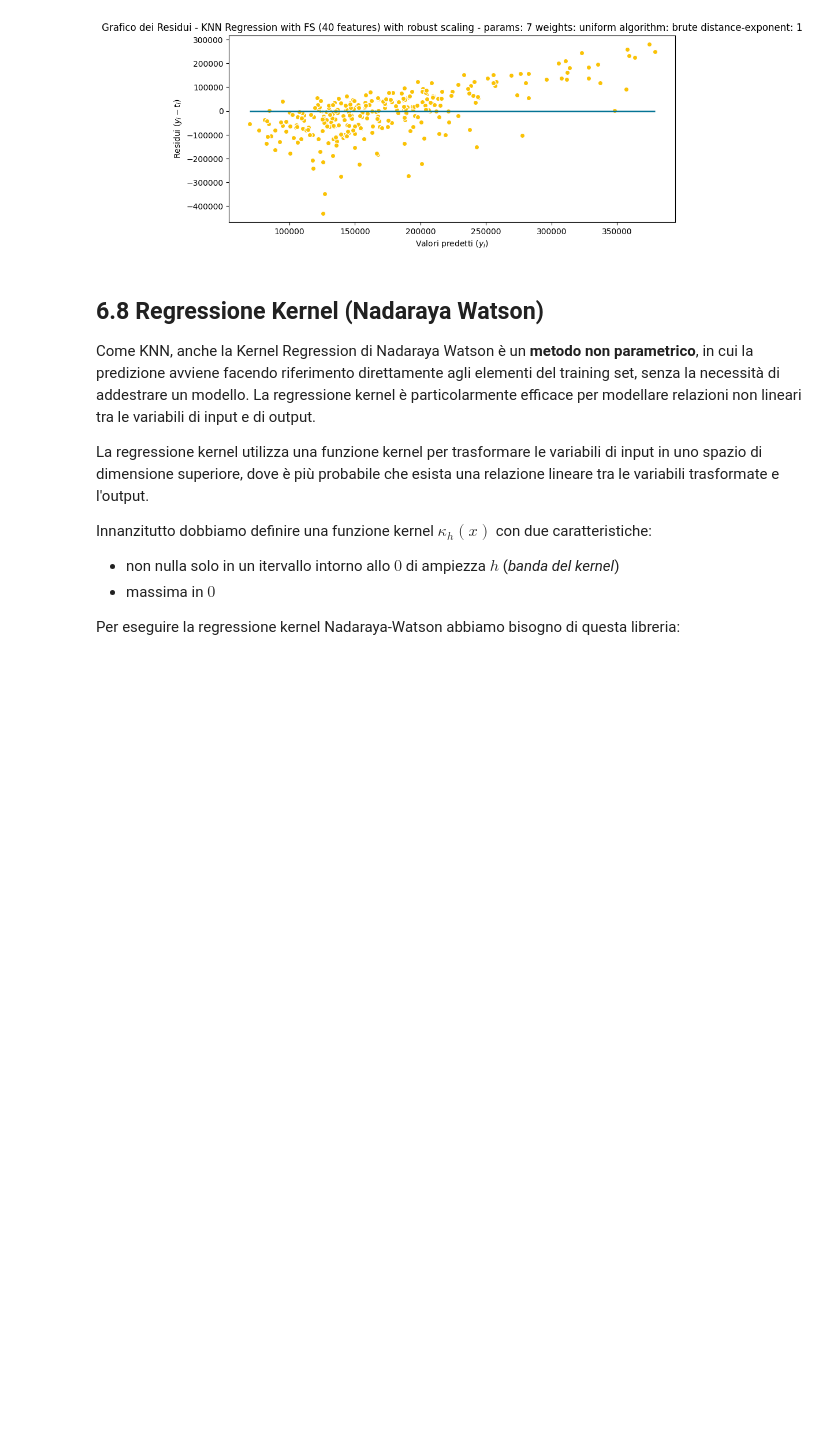
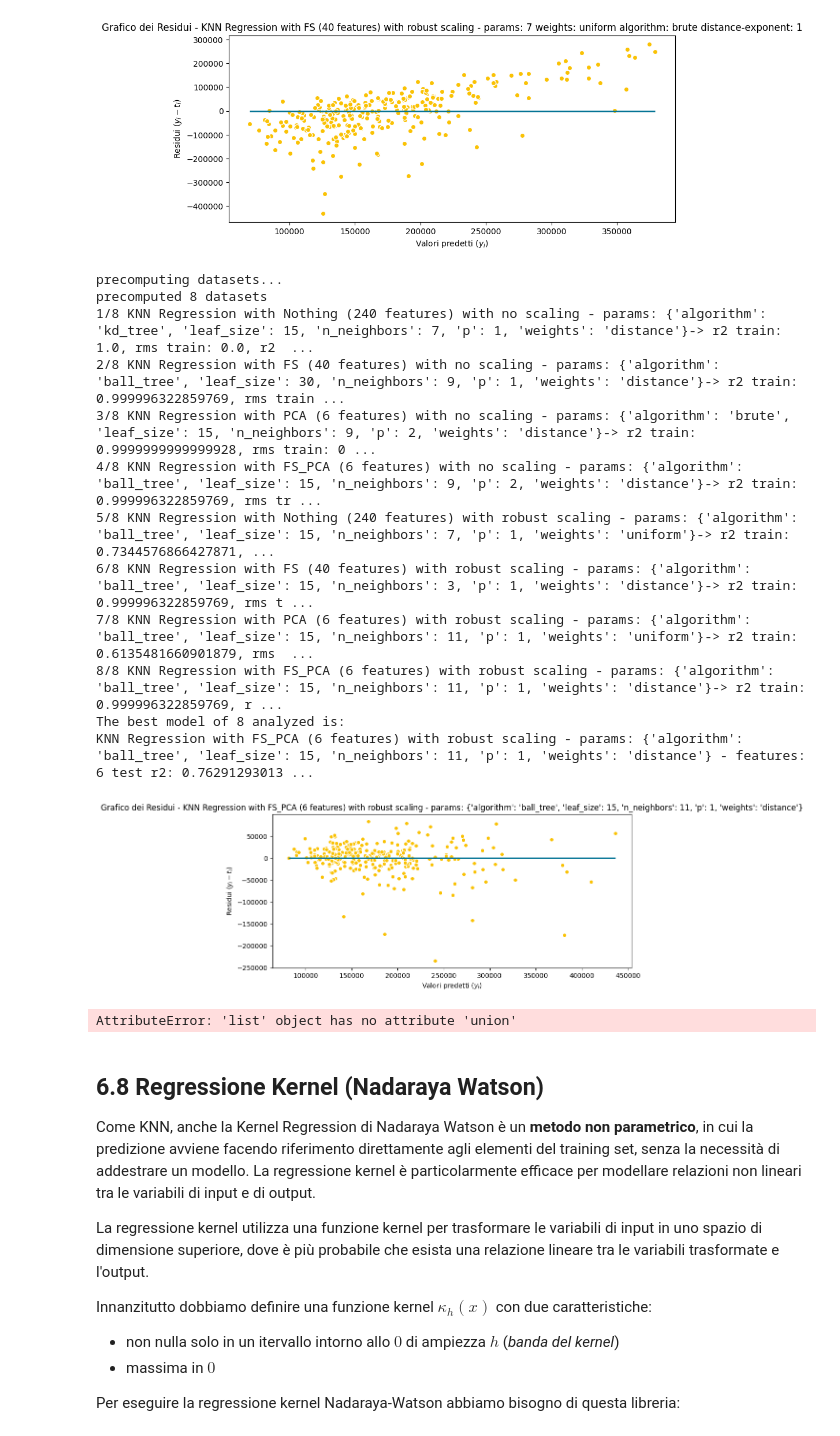
Before and after one commit to emelis-ptr/ProgettoML, a Jupyter notebook: code/notebook.ipynb, the cells around one changed output. Drawn from its saved outputs; the diff is of its cells as text; code cells hidden in the pictures; blank space fills up the shorter version.

```diff
--- a/code/notebook.ipynb
+++ b/code/notebook.ipynb
@@ -2129,6 +2174,66 @@ precomputed 8 datasets
 The best model of 12 analyzed is:
 KNN Regression with FS (40 features) with robust scaling - params: 7 weights: uniform algorithm: brute distance-exponent: 1 - features: 40 test r2: 0.7791632522125345 test rms: 36983.667763836755
 [figure]
+# %%
+def performance_knn_regression_with_cv(dataset: Dataset) -> AllModelBestParameter:
+    s=42
+    np.random.seed(s)
+    import random
+    random.seed(s)
+    all_models = AllModelBestParameter()
+    # provo tutte le combinazioni di feature reduction e scaling per la linear regression
+    fs_reduct_types = [FeatureReduction.Nothing, FeatureReduction.FS, FeatureReduction.PCA, FeatureReduction.FS_PCA]
+    scaling = [False, True]
+    params_knn = {
+        "n_neighbors": [3, 5, 7, 9, 11],
+        "weights": ['uniform', 'distance'],
+        "algorithm": ['ball_tree', 'kd_tree', 'brute'],
+        "leaf_size": [15, 30],
+        "p": [1, 2]  # Distance -> 1: Manhattan, 2: Euclidean, 3: Minkowski,
+    }
+
+    curr_iter = 0
+    tot_iter = len(fs_reduct_types) * len(scaling)
+    k_fs = 40
+    k_pca = 6
+    fspca_datasets = precompute_datasets(dataset, k_fs, k_pca)
+
+    for scaled in scaling:
+        for fs_reduct in fs_reduct_types:
+            curr_iter += 1
+            # prendiamo il dataset precomputato
+            x_train, x_test = fspca_datasets[get_precomputed_dataset_key(scaled, fs_reduct.name, k_fs, k_pca)]
+            # eseguiamo la grid search cross validation per trovare i migliori parametri tra quelli selezionati
+            best_knn, best_param_knn = raw_grid_search(KNeighborsRegressor(), x_train, dataset.y_train, params_knn)
+            # determiniamo le performance su training e testing
+            r2_train, rms_train, r2_test, rms_test, y_pred, features = raw_performance_test(best_knn, x_train, x_test, dataset.y_train, dataset.y_test)
+            # stampiamo il modello coi suoi risultati e poi lo salviamo nella lista
+            description = f"KNN Regression with {fs_reduct.name} ({features} features) with {'robust' if scaled else 'no'} scaling - params: {best_param_knn}"
+            print(f"{curr_iter}/{tot_iter} {description} -> r2 train: {r2_train}, rms train: {rms_train}, r2 mean: {r2_test} - rms mean: {rms_test} ")
+            res = BestParameters(description, features, None, r2_test, rms_test, y_pred)
+
+            all_models.add(res)
+
+    return all_models
+
+all_models_knn = performance_knn_regression_with_cv(dataset)
+best_residual_plot(all_models_knn)
+all_models.add_all(all_models_knn)
+# %% [output]
+precomputing datasets...
+precomputed 8 datasets
+1/8 KNN Regression with Nothing (240 features) with no scaling - params: {'algorithm': 'kd_tree', 'leaf_size': 15, 'n_neighbors': 7, 'p': 1, 'weights': 'distance'}-> r2 train: 1.0, rms train: 0.0, r2  ...
+2/8 KNN Regression with FS (40 features) with no scaling - params: {'algorithm': 'ball_tree', 'leaf_size': 30, 'n_neighbors': 9, 'p': 1, 'weights': 'distance'}-> r2 train: 0.999996322859769, rms train ...
+3/8 KNN Regression with PCA (6 features) with no scaling - params: {'algorithm': 'brute', 'leaf_size': 15, 'n_neighbors': 9, 'p': 2, 'weights': 'distance'}-> r2 train: 0.9999999999999928, rms train: 0 ...
+4/8 KNN Regression with FS_PCA (6 features) with no scaling - params: {'algorithm': 'ball_tree', 'leaf_size': 15, 'n_neighbors': 9, 'p': 2, 'weights': 'distance'}-> r2 train: 0.999996322859769, rms tr ...
+5/8 KNN Regression with Nothing (240 features) with robust scaling - params: {'algorithm': 'ball_tree', 'leaf_size': 15, 'n_neighbors': 7, 'p': 1, 'weights': 'uniform'}-> r2 train: 0.7344576866427871, ...
+6/8 KNN Regression with FS (40 features) with robust scaling - params: {'algorithm': 'ball_tree', 'leaf_size': 15, 'n_neighbors': 3, 'p': 1, 'weights': 'distance'}-> r2 train: 0.999996322859769, rms t ...
+7/8 KNN Regression with PCA (6 features) with robust scaling - params: {'algorithm': 'ball_tree', 'leaf_size': 15, 'n_neighbors': 11, 'p': 1, 'weights': 'uniform'}-> r2 train: 0.6135481660901879, rms  ...
+8/8 KNN Regression with FS_PCA (6 features) with robust scaling - params: {'algorithm': 'ball_tree', 'leaf_size': 15, 'n_neighbors': 11, 'p': 1, 'weights': 'distance'}-> r2 train: 0.999996322859769, r ...
+The best model of 8 analyzed is:
+KNN Regression with FS_PCA (6 features) with robust scaling - params: {'algorithm': 'ball_tree', 'leaf_size': 15, 'n_neighbors': 11, 'p': 1, 'weights': 'distance'} - features: 6 test r2: 0.76291293013 ...
+[figure, added]
+AttributeError: 'list' object has no attribute 'union'
 # %% [markdown]
 ## 6.8 Regressione Kernel (Nadaraya Watson)
 Come KNN, anche la Kernel Regression di Nadaraya Watson è un **metodo non parametrico**, in cui la predizione avviene facendo riferimento direttamente agli elementi del training set, senza la necessità di addestrare un modello.
```
Also changed, not shown: parts of 22 cells of this notebook.
